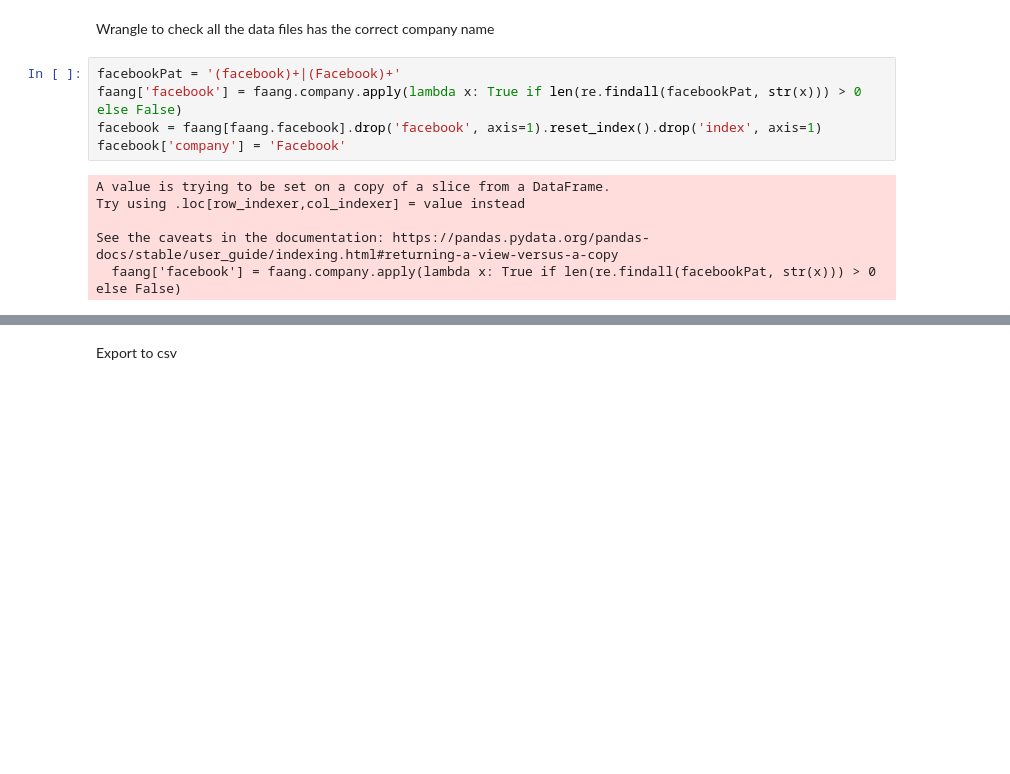
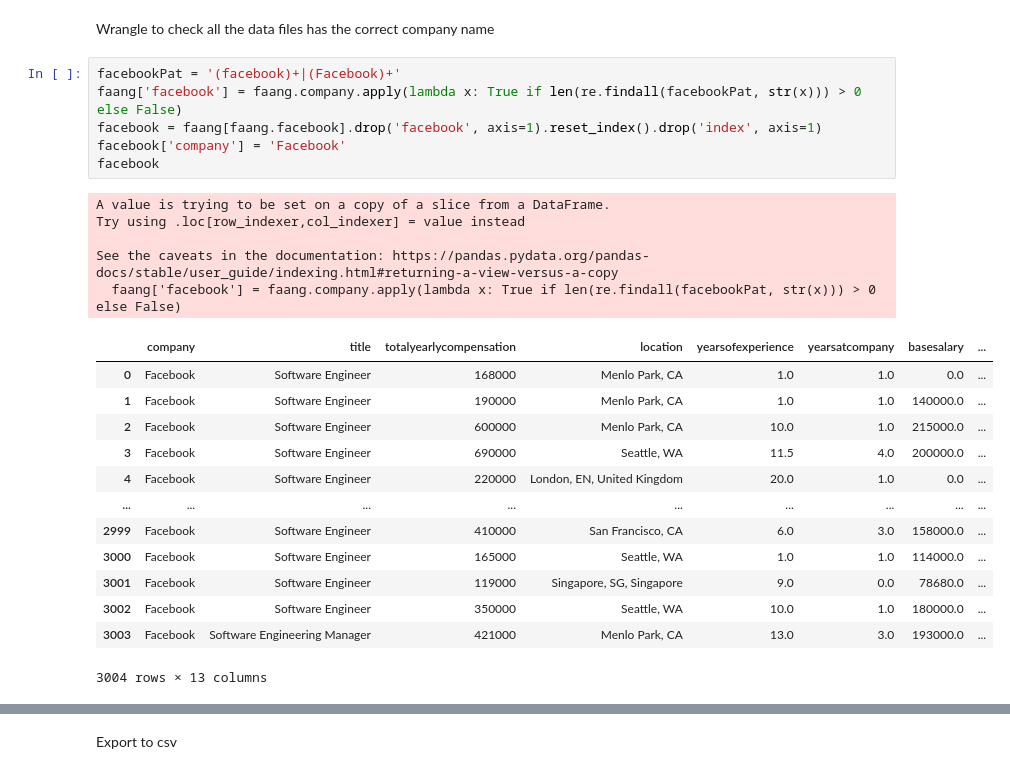
Before and after one commit to mimanjh/426_final, a Jupyter notebook: jacob_wrangle.ipynb, the cells around one changed output, grey strips where cells are left out. Cells and saved outputs as stored; diff of their text form; blank space fills up the shorter version.

```diff
--- a/jacob_wrangle.ipynb
+++ b/jacob_wrangle.ipynb
@@ -26,14 +26,28 @@ Wrangle to check all the data files has the correct company name
 # %%
 facebookPat = '(facebook)+|(Facebook)+'
 faang['facebook'] = faang.company.apply(lambda x: True if len(re.findall(facebookPat, str(x))) > 0 else False)
 facebook = faang[faang.facebook].drop('facebook', axis=1).reset_index().drop('index', axis=1)
 facebook['company'] = 'Facebook'
+facebook
 # %% [output]
 A value is trying to be set on a copy of a slice from a DataFrame.
 Try using .loc[row_indexer,col_indexer] = value instead
 
 See the caveats in the documentation: https://pandas.pydata.org/pandas-docs/stable/user_guide/indexing.html#returning-a-view-versus-a-copy
   faang['facebook'] = faang.company.apply(lambda x: True if len(re.findall(facebookPat, str(x))) > 0 else False)
+|  | company | title | totalyearlycompensation | location | yearsofexperience | yearsatcompany | basesalary | ... |
+| 0 | Facebook | Software Engineer | 168000 | Menlo Park, CA | 1.0 | 1.0 | 0.0 | ... |
+| 1 | Facebook | Software Engineer | 190000 | Menlo Park, CA | 1.0 | 1.0 | 140000.0 | ... |
+| 2 | Facebook | Software Engineer | 600000 | Menlo Park, CA | 10.0 | 1.0 | 215000.0 | ... |
+| 3 | Facebook | Software Engineer | 690000 | Seattle, WA | 11.5 | 4.0 | 200000.0 | ... |
+| 4 | Facebook | Software Engineer | 220000 | London, EN, United Kingdom | 20.0 | 1.0 | 0.0 | ... |
+| ... | ... | ... | ... | ... | ... | ... | ... | ... |
+| 2999 | Facebook | Software Engineer | 410000 | San Francisco, CA | 6.0 | 3.0 | 158000.0 | ... |
+| 3000 | Facebook | Software Engineer | 165000 | Seattle, WA | 1.0 | 1.0 | 114000.0 | ... |
+| 3001 | Facebook | Software Engineer | 119000 | Singapore, SG, Singapore | 9.0 | 0.0 | 78680.0 | ... |
+| 3002 | Facebook | Software Engineer | 350000 | Seattle, WA | 10.0 | 1.0 | 180000.0 | ... |
+| 3003 | Facebook | Software Engineering Manager | 421000 | Menlo Park, CA | 13.0 | 3.0 | 193000.0 | ... |
+3004 rows × 13 columns
 # %%
 netflixPat = '(Netflix)+|(netflix)+'
 faang['netflix'] = faang.company.apply(lambda x: True if len(re.findall(netflixPat, str(x))) > 0 else False)
```
Also changed, not shown: parts of 1 cell of this notebook, 5 other files.
